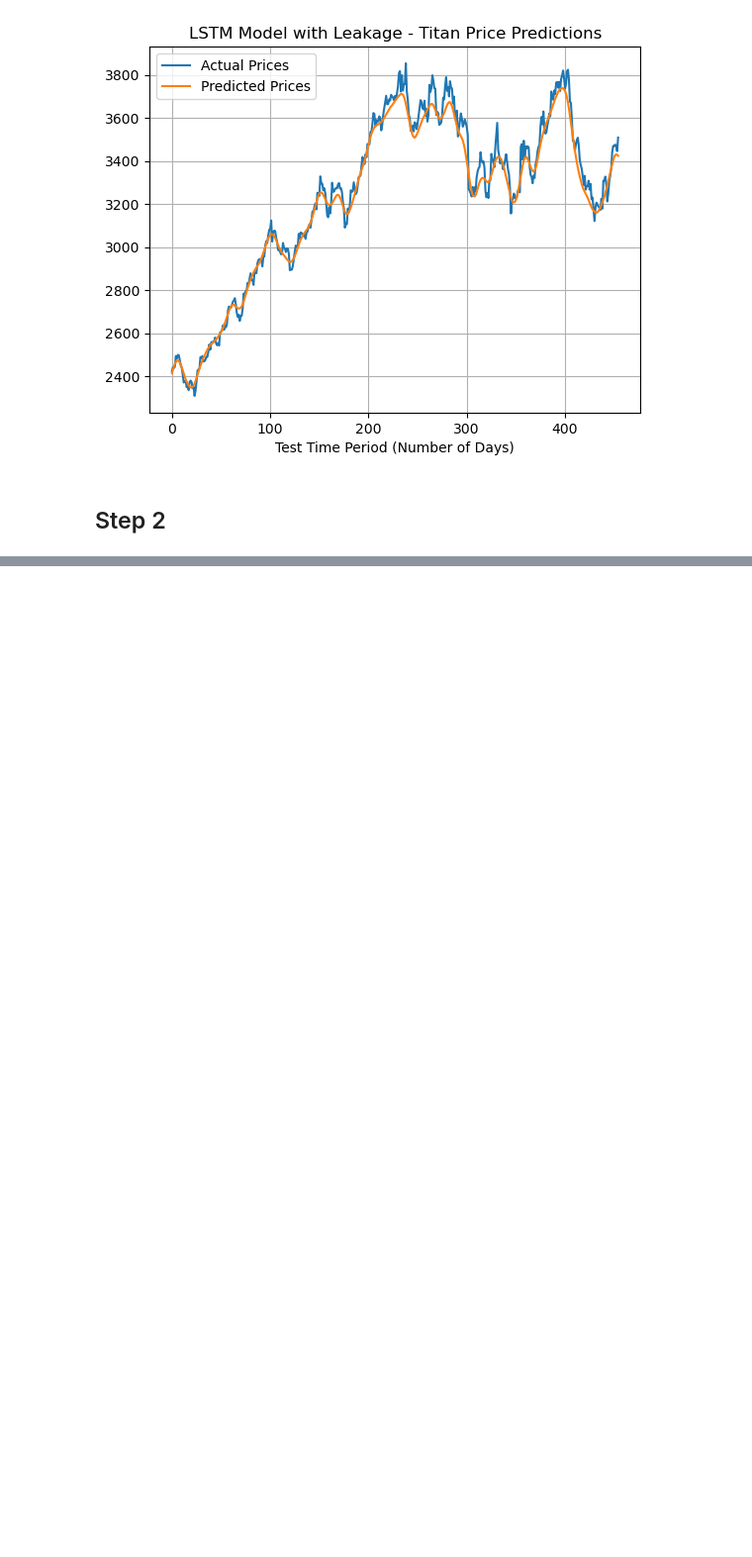
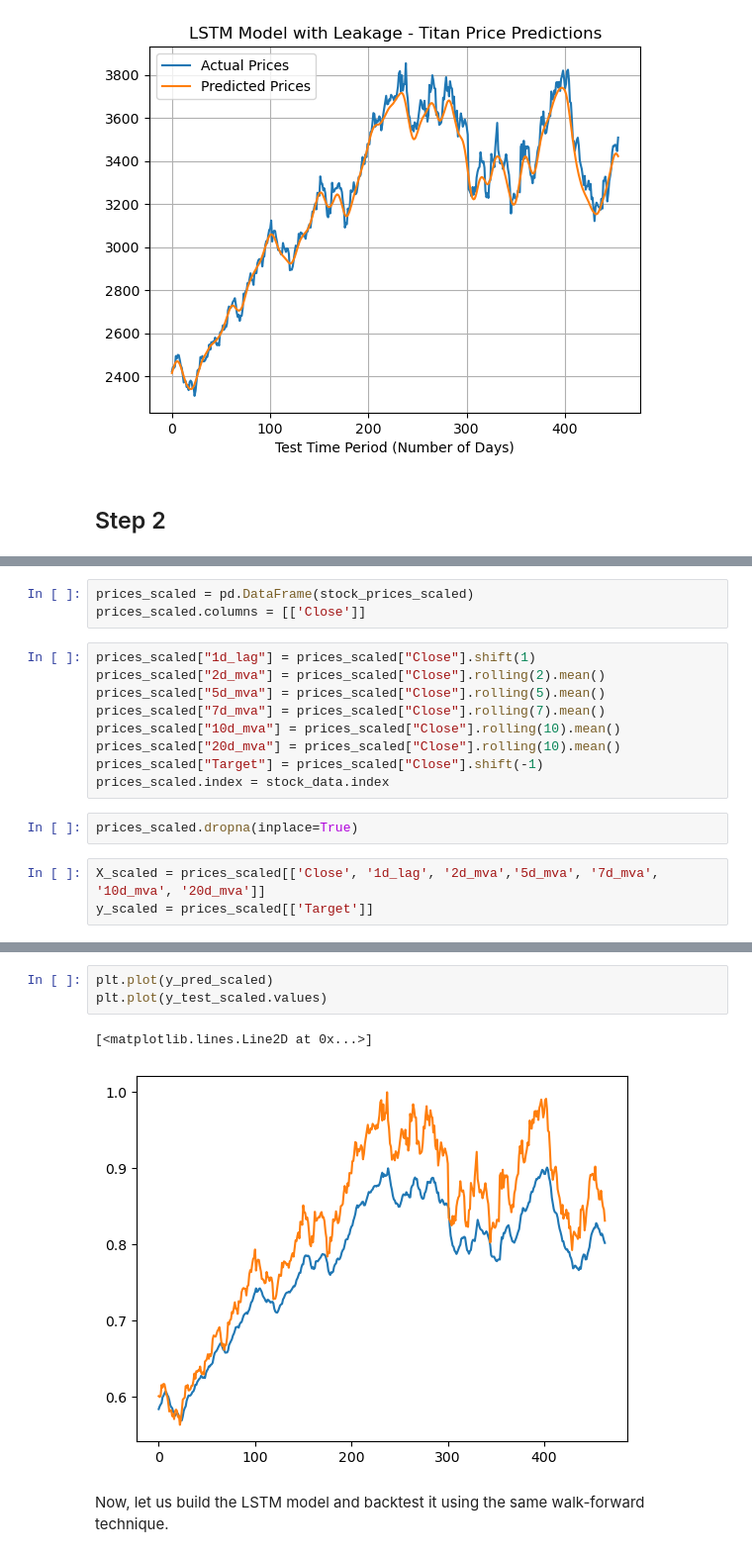
Before and after one commit to 3v-mb/Mini-projects-in-Financial-Engineering, a Jupyter notebook: Titan Stock Analysis.ipynb, the cells around one changed output, grey strips where cells are left out. Shown at 99% size. Saved outputs shown, nothing was run; the diff lists cells and outputs as text; blank space fills up the shorter version.

Commit message:
walk forward validation with train set of size 500

```diff
--- a/Titan Stock Analysis.ipynb
+++ b/Titan Stock Analysis.ipynb
@@ -594,0 +612,17 @@ Text(0.5, 1.0, 'LSTM Model with Leakage - Titan Price Predictions')
+# %%
+prices_scaled = pd.DataFrame(stock_prices_scaled)
+prices_scaled.columns = [['Close']]
+# %%
+prices_scaled["1d_lag"] = prices_scaled["Close"].shift(1)
+prices_scaled["2d_mva"] = prices_scaled["Close"].rolling(2).mean()
+prices_scaled["5d_mva"] = prices_scaled["Close"].rolling(5).mean()
+prices_scaled["7d_mva"] = prices_scaled["Close"].rolling(7).mean()
+prices_scaled["10d_mva"] = prices_scaled["Close"].rolling(10).mean()
+prices_scaled["20d_mva"] = prices_scaled["Close"].rolling(10).mean()
+prices_scaled["Target"] = prices_scaled["Close"].shift(-1)
+prices_scaled.index = stock_data.index
+# %%
+prices_scaled.dropna(inplace=True)
+# %%
+X_scaled = prices_scaled[['Close', '1d_lag', '2d_mva','5d_mva', '7d_mva', '10d_mva', '20d_mva']]
+y_scaled = prices_scaled[['Target']]
@@ -594,0 +707,8 @@ Text(0.5, 1.0, 'LSTM Model with Leakage - Titan Price Predictions')
+# %%
+plt.plot(y_pred_scaled)
+plt.plot(y_test_scaled.values)
+# %% [output]
+[<matplotlib.lines.Line2D at 0x...>]
+[figure, added]
+# %% [markdown]
+Now, let us build the LSTM model and backtest it using the same walk-forward technique.
```
Also changed, not shown: parts of 30 cells of this notebook.
